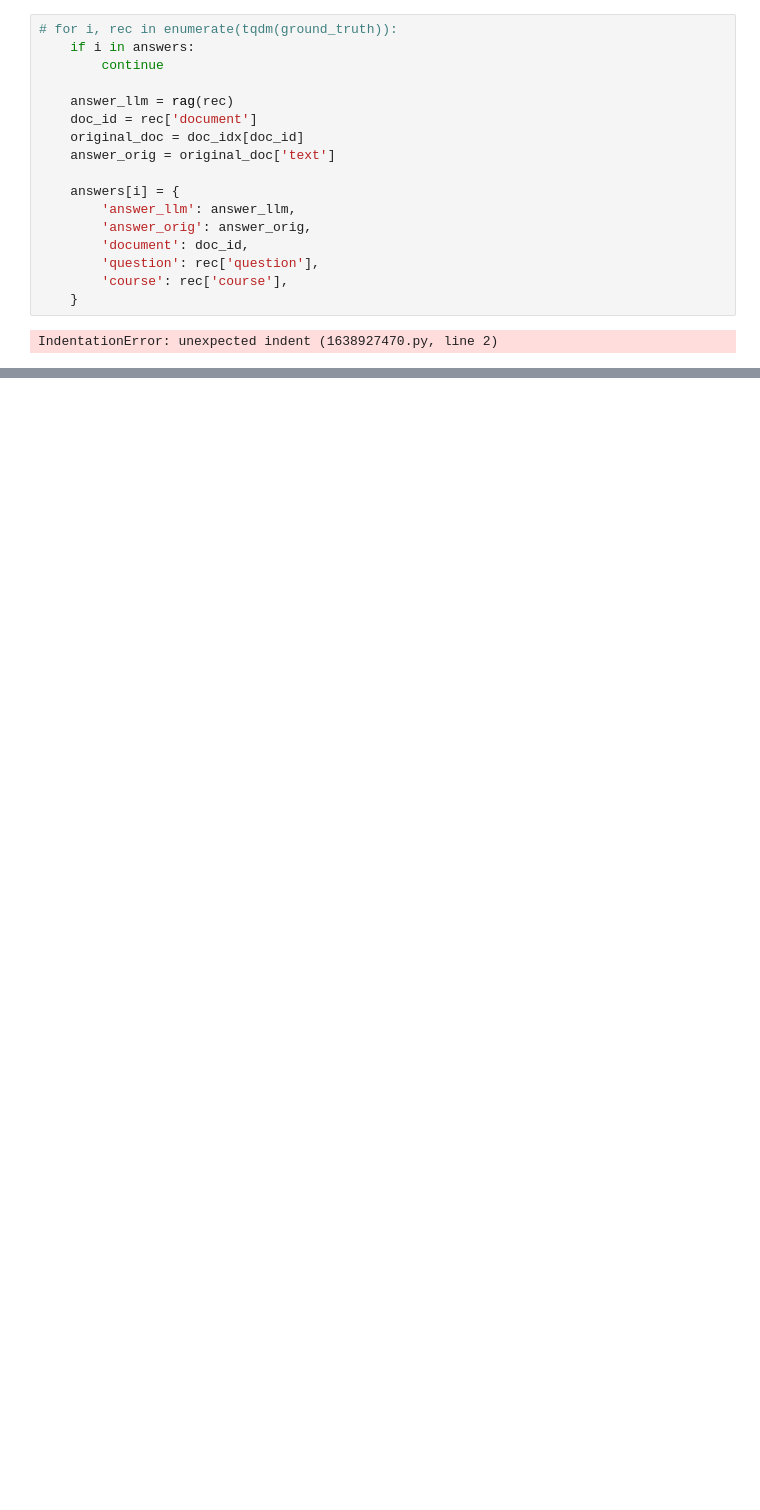
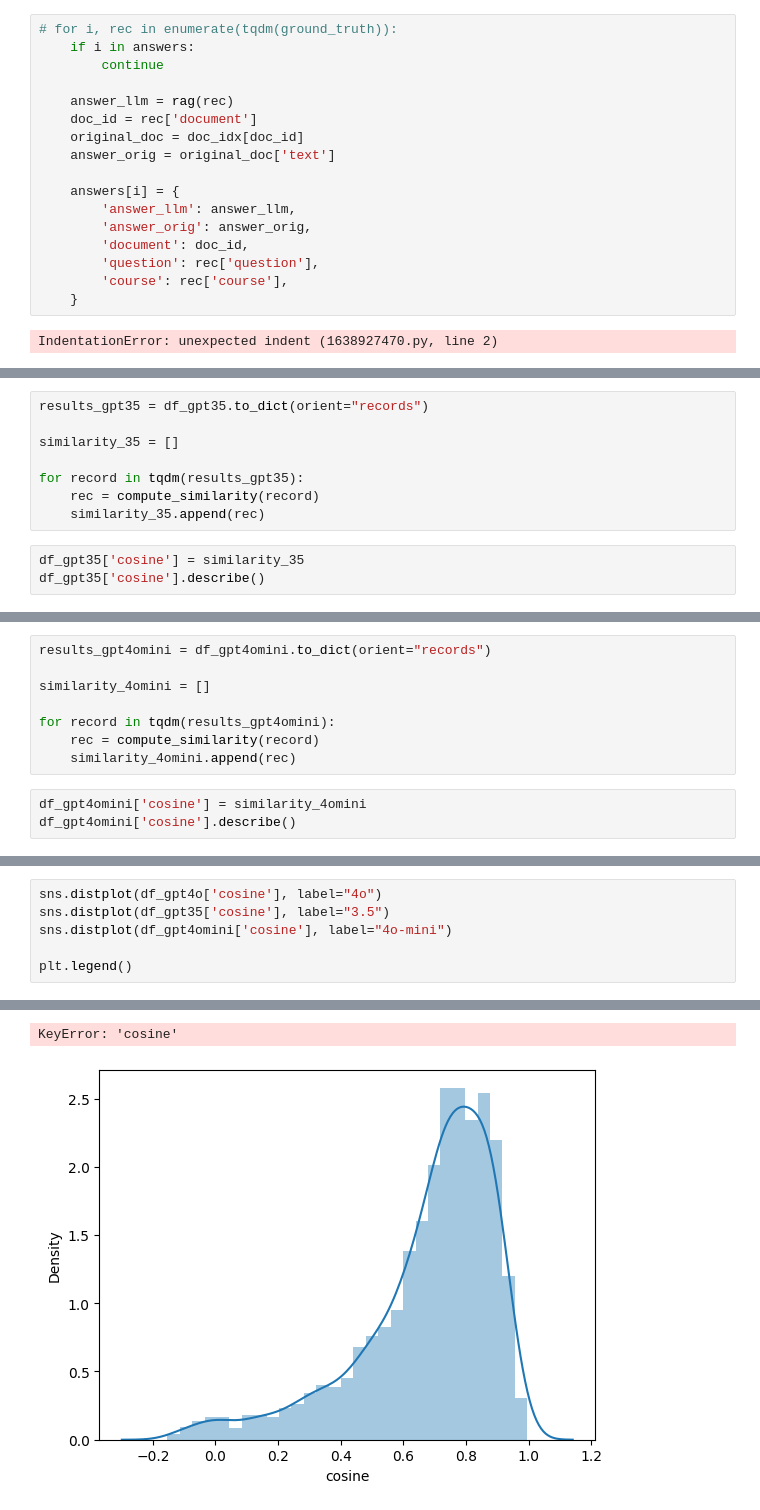
Before and after one commit to ArovaSyams/llm-zoomcamp, a Jupyter notebook: 03-Evaluation/offline_rag_evaluation.ipynb, the cells around one changed output, grey strips where cells are left out. Saved outputs shown, nothing was run; the diff lists cells and outputs as text; blank space fills up the shorter version.

```diff
--- a/03-Evaluation/offline_rag_evaluation.ipynb
+++ b/03-Evaluation/offline_rag_evaluation.ipynb
@@ -282,0 +321,11 @@ df_gpt35 = pd.read_csv("results-gpt35.csv")
+# %%
+results_gpt35 = df_gpt35.to_dict(orient="records")
+
+similarity_35 = []
+
+for record in tqdm(results_gpt35):
+    rec = compute_similarity(record)
+    similarity_35.append(rec)
+# %%
+df_gpt35['cosine'] = similarity_35
+df_gpt35['cosine'].describe()
@@ -282,0 +361,11 @@ df_gpt35 = pd.read_csv("results-gpt35.csv")
+# %%
+results_gpt4omini = df_gpt4omini.to_dict(orient="records")
+
+similarity_4omini = []
+
+for record in tqdm(results_gpt4omini):
+    rec = compute_similarity(record)
+    similarity_4omini.append(rec)
+# %%
+df_gpt4omini['cosine'] = similarity_4omini
+df_gpt4omini['cosine'].describe()
@@ -282,0 +382,7 @@ df_gpt35 = pd.read_csv("results-gpt35.csv")
+# %%
+sns.distplot(df_gpt4o['cosine'], label="4o")
+sns.distplot(df_gpt35['cosine'], label="3.5")
+sns.distplot(df_gpt4omini['cosine'], label="4o-mini")
+
+plt.legend()
+# %% [output]
@@ -282,0 +398,2 @@ df_gpt35 = pd.read_csv("results-gpt35.csv")
+KeyError: 'cosine'
+[figure, added]
```
Also changed, not shown: parts of 37 cells of this notebook, 3 other files.
